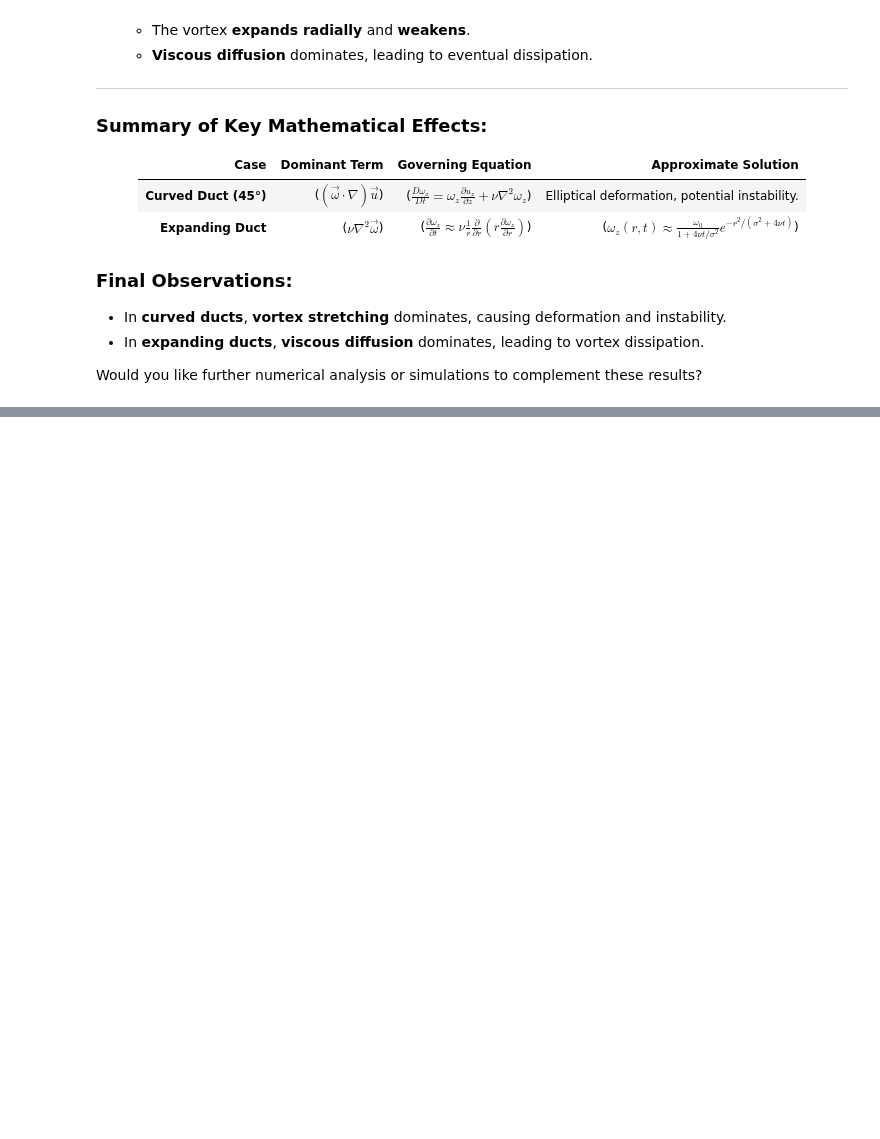
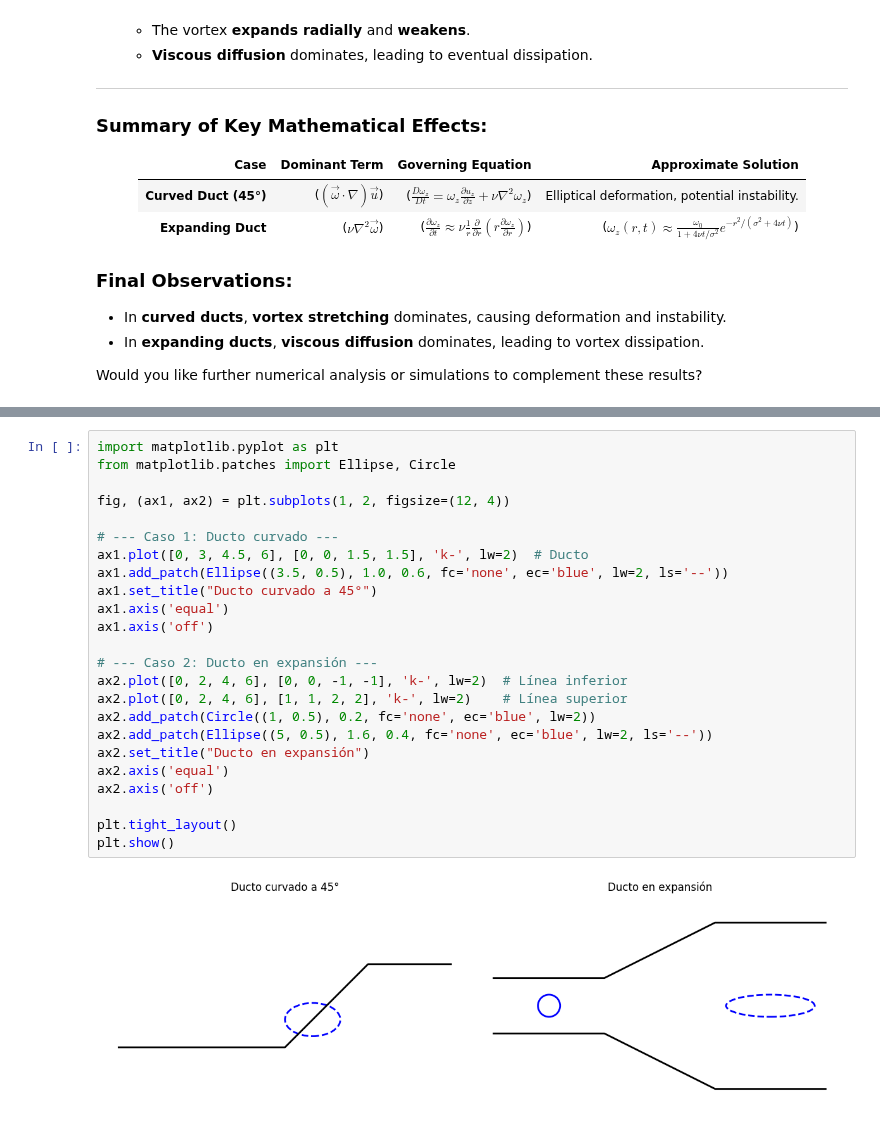
Before and after one commit to angelgvillatoro/bullville_M1, a Jupyter notebook: phd/lectures/lectrure1.ipynb, the cells around one changed output, grey strips where cells are left out. Drawn from its saved outputs; the diff is of its cells as text; blank space fills up the shorter version.

```diff
--- a/phd/lectures/lectrure1.ipynb
+++ b/phd/lectures/lectrure1.ipynb
@@ -132,0 +202,26 @@ Would you like further numerical analysis or simulations to complement these res
+# %%
+import matplotlib.pyplot as plt
+from matplotlib.patches import Ellipse, Circle
+
+fig, (ax1, ax2) = plt.subplots(1, 2, figsize=(12, 4))
+
+# --- Caso 1: Ducto curvado ---
+ax1.plot([0, 3, 4.5, 6], [0, 0, 1.5, 1.5], 'k-', lw=2)  # Ducto
+ax1.add_patch(Ellipse((3.5, 0.5), 1.0, 0.6, fc='none', ec='blue', lw=2, ls='--'))
+ax1.set_title("Ducto curvado a 45°")
+ax1.axis('equal')
+ax1.axis('off')
+
+# --- Caso 2: Ducto en expansión ---
+ax2.plot([0, 2, 4, 6], [0, 0, -1, -1], 'k-', lw=2)  # Línea inferior
+ax2.plot([0, 2, 4, 6], [1, 1, 2, 2], 'k-', lw=2)    # Línea superior
+ax2.add_patch(Circle((1, 0.5), 0.2, fc='none', ec='blue', lw=2))
+ax2.add_patch(Ellipse((5, 0.5), 1.6, 0.4, fc='none', ec='blue', lw=2, ls='--'))
+ax2.set_title("Ducto en expansión")
+ax2.axis('equal')
+ax2.axis('off')
+
+plt.tight_layout()
+plt.show()
+# %% [output]
+[figure, added]
```
Also changed, not shown: parts of 3 cells of this notebook, 1 other file.
